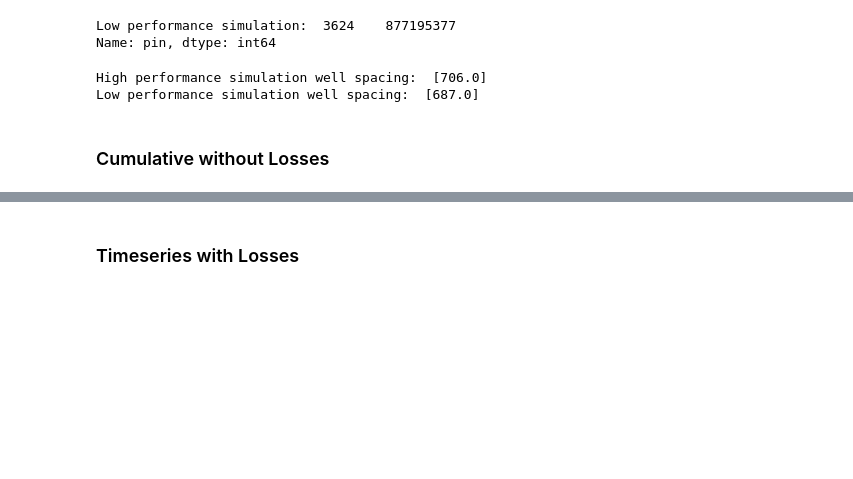
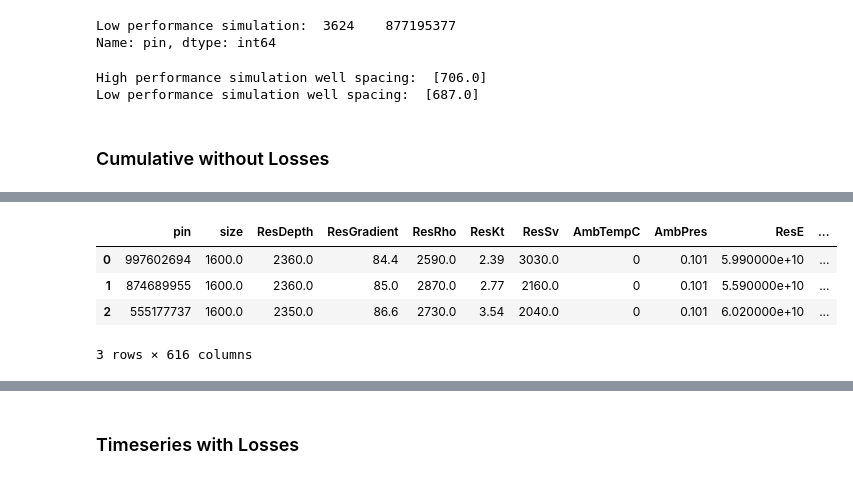
Before and after one commit to borisenko-ru/spe_pivot_2022_datathon, a Jupyter notebook: pivot.ipynb, the cells around one changed output, grey strips where cells are left out. Drawn from its saved outputs; the diff is of its cells as text; code cells hidden in the pictures; blank space fills up the shorter version.

```diff
--- a/pivot.ipynb
+++ b/pivot.ipynb
@@ -494,3 +494,14 @@ High performance simulation well spacing:  [706.0]
 Low performance simulation well spacing:  [687.0]
 # %% [markdown]
 ### Cumulative without Losses
+# %%
+# P_usable = 1 / 30 * \int^{30}_{0} 0.13 * (dhout + (h_95C - h_120C) * mpro) dt
+P_usable_cum_dict = pd.DataFrame(columns=['pin', 'P_usable_cum'])
+
+for index, row in inputs_results_main30yr_P_usable.iterrows():
+  P_usable_cum = 0
+  for time_step in range(0,2975,25):
+    P_usable_cum += row['P_usable'+f':{time_step/100:,.3f}']
+  P_usable_cum_dict = P_usable_cum_dict.append({'pin': row['pin'], 'P_usable_cum': P_usable_cum / 30}, ignore_index=True)
+
+P_usable_cum_dict
@@ -496,0 +522,9 @@ Low performance simulation well spacing:  [687.0]
+# %%
+inputs_results_main30yr_P_usable = pd.merge(inputs_results_main30yr_P_usable, P_usable_cum_dict, on='pin')
+inputs_results_main30yr_P_usable.head(3)
+# %% [output]
+|  | pin | size | ResDepth | ResGradient | ResRho | ResKt | ResSv | AmbTempC | AmbPres | ResE | ... |
+| 0 | 997602694 | 1600.0 | 2360.0 | 84.4 | 2590.0 | 2.39 | 3030.0 | 0 | 0.101 | 5.990000e+10 | ... |
+| 1 | 874689955 | 1600.0 | 2360.0 | 85.0 | 2870.0 | 2.77 | 2160.0 | 0 | 0.101 | 5.590000e+10 | ... |
+| 2 | 555177737 | 1600.0 | 2350.0 | 86.6 | 2730.0 | 3.54 | 2040.0 | 0 | 0.101 | 6.020000e+10 | ... |
+3 rows × 616 columns
```
Also changed, not shown: parts of 4 cells of this notebook.
